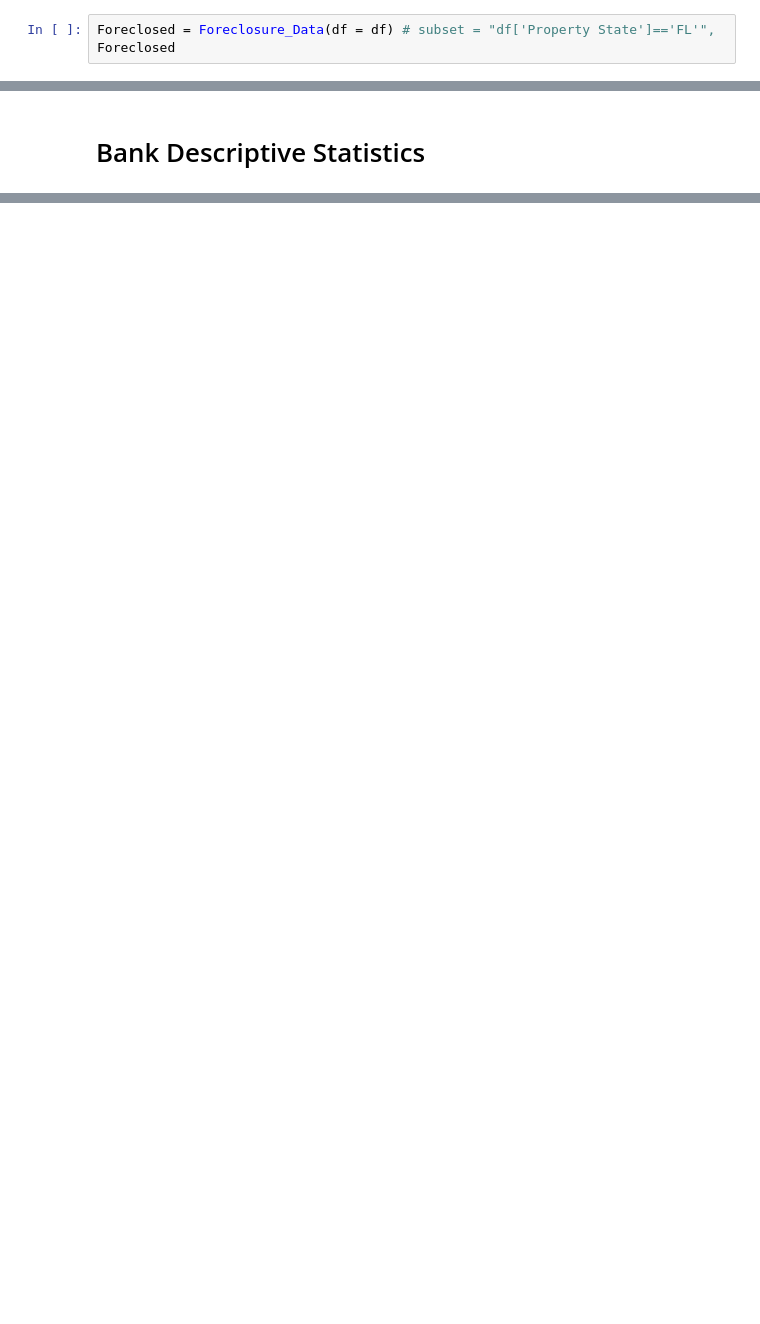
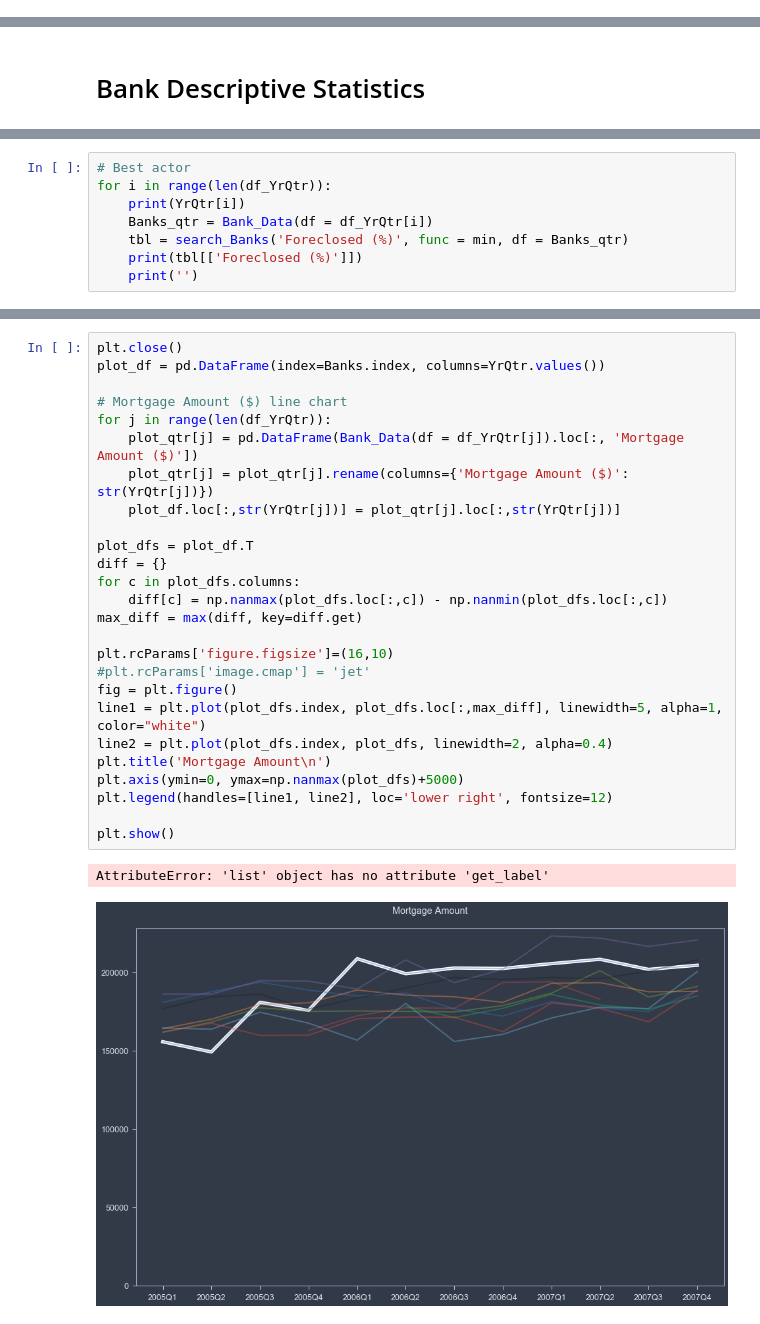
Before and after one commit to Siebelm/Home, a Jupyter notebook: Fannie_Mae/Scripts/Data_Mining.ipynb, the cells around one changed output, grey strips where cells are left out. Cells and saved outputs as stored; diff of their text form; blank space fills up the shorter version.

```diff
--- a/Fannie_Mae/Scripts/Data_Mining.ipynb
+++ b/Fannie_Mae/Scripts/Data_Mining.ipynb
@@ -58,4 +63 @@ Columns:
       dtype='object')
-# %%
-Foreclosed = Foreclosure_Data(df = df) # subset = "df['Property State']=='FL'",
-Foreclosed
@@ -164,0 +323,8 @@ for yr in range(2004, 2007):
+# %%
+# Best actor
+for i in range(len(df_YrQtr)):
+    print(YrQtr[i])
+    Banks_qtr = Bank_Data(df = df_YrQtr[i])
+    tbl = search_Banks('Foreclosed (%)', func = min, df = Banks_qtr)
+    print(tbl[['Foreclosed (%)']])
+    print('')
@@ -164,0 +393,29 @@ for yr in range(2004, 2007):
+# %%
+plt.close()
+plot_df = pd.DataFrame(index=Banks.index, columns=YrQtr.values())
+
+# Mortgage Amount ($) line chart
+for j in range(len(df_YrQtr)):
+    plot_qtr[j] = pd.DataFrame(Bank_Data(df = df_YrQtr[j]).loc[:, 'Mortgage Amount ($)'])
+    plot_qtr[j] = plot_qtr[j].rename(columns={'Mortgage Amount ($)': str(YrQtr[j])})
+    plot_df.loc[:,str(YrQtr[j])] = plot_qtr[j].loc[:,str(YrQtr[j])]
+
+plot_dfs = plot_df.T
+diff = {}
+for c in plot_dfs.columns:
+    diff[c] = np.nanmax(plot_dfs.loc[:,c]) - np.nanmin(plot_dfs.loc[:,c])
+max_diff = max(diff, key=diff.get)
+
+plt.rcParams['figure.figsize']=(16,10)
+#plt.rcParams['image.cmap'] = 'jet'
+fig = plt.figure()
+line1 = plt.plot(plot_dfs.index, plot_dfs.loc[:,max_diff], linewidth=5, alpha=1, color="white")
+line2 = plt.plot(plot_dfs.index, plot_dfs, linewidth=2, alpha=0.4)
+plt.title('Mortgage Amount\n')
+plt.axis(ymin=0, ymax=np.nanmax(plot_dfs)+5000)
+plt.legend(handles=[line1, line2], loc='lower right', fontsize=12)
+
+plt.show()
+# %% [output]
+AttributeError: 'list' object has no attribute 'get_label'
+[figure, added]
```
Also changed, not shown: parts of 43 cells of this notebook, 5 other files.
